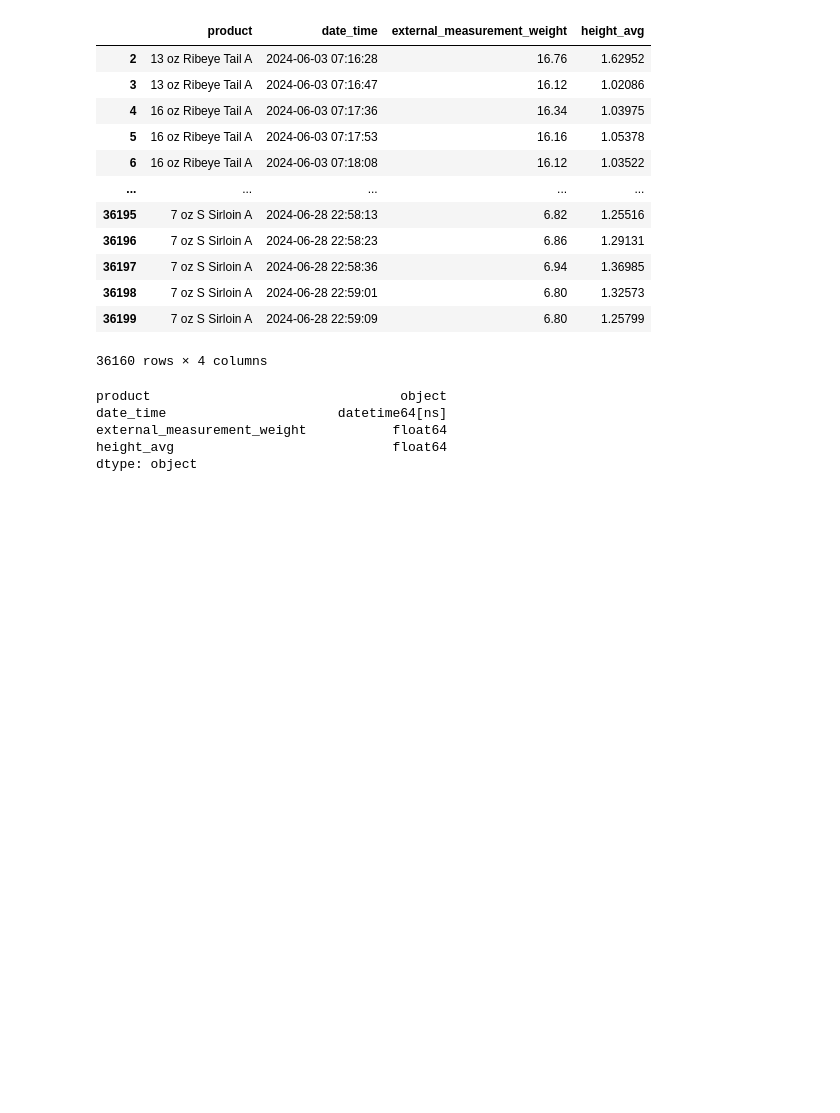
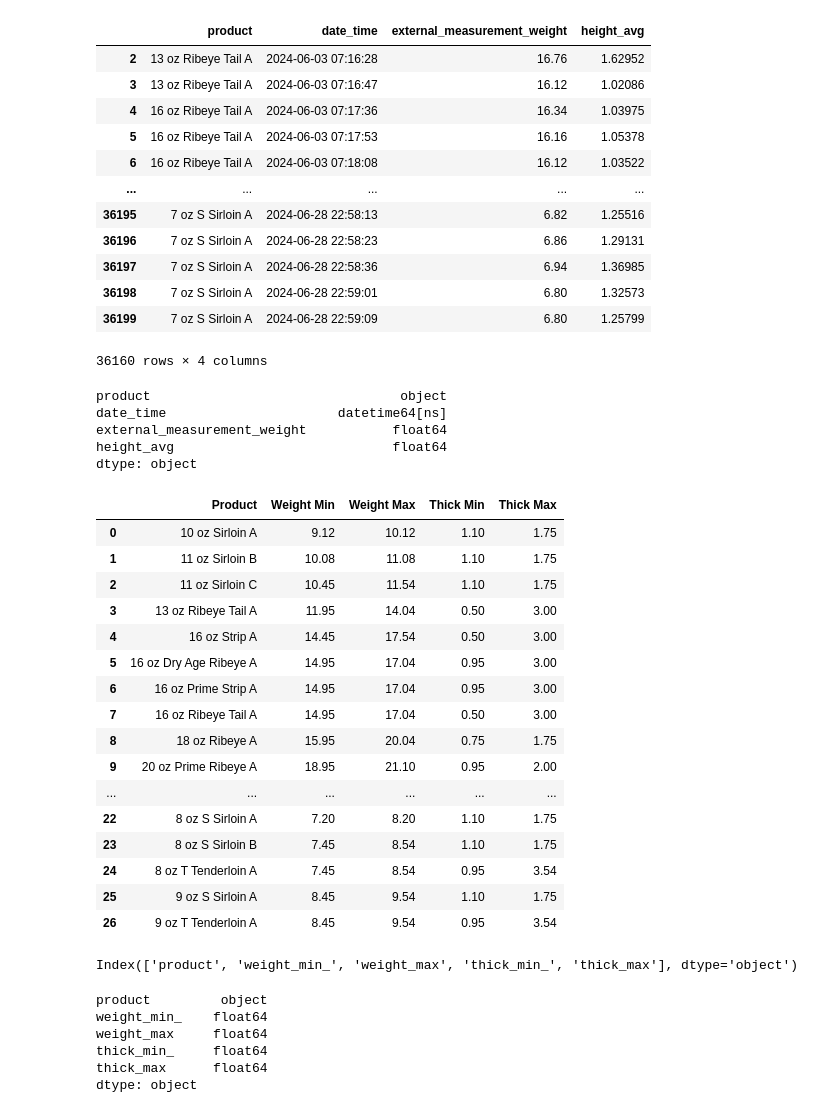
Before and after one commit to ThePennyGoblin/SMU_Project_3_Team-_1, a Jupyter notebook: butcher_data_cleaning.ipynb, the cells around one changed output. Saved outputs shown, nothing was run; the diff lists cells and outputs as text; code cells hidden in the pictures; blank space fills up the shorter version.

Commit message:
Cleaned spec sheet.

```diff
--- a/butcher_data_cleaning.ipynb
+++ b/butcher_data_cleaning.ipynb
@@ -246,3 +246,25 @@ height_avg                            float64
 dtype: object
 # %%
 df.to_csv('resources/generic_butcher_cleaned.csv', index=False)
+# %%
+df2 = pd.read_csv('resources/Generic_Butcher_Company_2024_06_SPEC_SHEET.csv')
+# %%
+df2
+# %% [output]
+|  | Product | Weight Min | Weight Max | Thick Min | Thick Max |
+| 0 | 10 oz Sirloin A | 9.12 | 10.12 | 1.10 | 1.75 |
+| 1 | 11 oz Sirloin B | 10.08 | 11.08 | 1.10 | 1.75 |
+| 2 | 11 oz Sirloin C | 10.45 | 11.54 | 1.10 | 1.75 |
+| 3 | 13 oz Ribeye Tail A | 11.95 | 14.04 | 0.50 | 3.00 |
+| 4 | 16 oz Strip A | 14.45 | 17.54 | 0.50 | 3.00 |
+| 5 | 16 oz Dry Age Ribeye A | 14.95 | 17.04 | 0.95 | 3.00 |
+| 6 | 16 oz Prime Strip A | 14.95 | 17.04 | 0.95 | 3.00 |
+| 7 | 16 oz Ribeye Tail A | 14.95 | 17.04 | 0.50 | 3.00 |
+| 8 | 18 oz Ribeye A | 15.95 | 20.04 | 0.75 | 1.75 |
+| 9 | 20 oz Prime Ribeye A | 18.95 | 21.10 | 0.95 | 2.00 |
+| ... | ... | ... | ... | ... | ... |
+| 22 | 8 oz S Sirloin A | 7.20 | 8.20 | 1.10 | 1.75 |
+| 23 | 8 oz S Sirloin B | 7.45 | 8.54 | 1.10 | 1.75 |
+| 24 | 8 oz T Tenderloin A | 7.45 | 8.54 | 0.95 | 3.54 |
+| 25 | 9 oz S Sirloin A | 8.45 | 9.54 | 1.10 | 1.75 |
+| 26 | 9 oz T Tenderloin A | 8.45 | 9.54 | 0.95 | 3.54 |
@@ -248,0 +273,4 @@ df.to_csv('resources/generic_butcher_cleaned.csv', index=False)
+# %%
+df2.columns
+# %% [output]
+Index(['product', 'weight_min_', 'weight_max', 'thick_min_', 'thick_max'], dtype='object')
@@ -248,0 +279,9 @@ df.to_csv('resources/generic_butcher_cleaned.csv', index=False)
+# %%
+df2.dtypes
+# %% [output]
+product         object
+weight_min_    float64
+weight_max     float64
+thick_min_     float64
+thick_max      float64
+dtype: object
```
Also changed, not shown: parts of 3 cells of this notebook, 1 other file.
